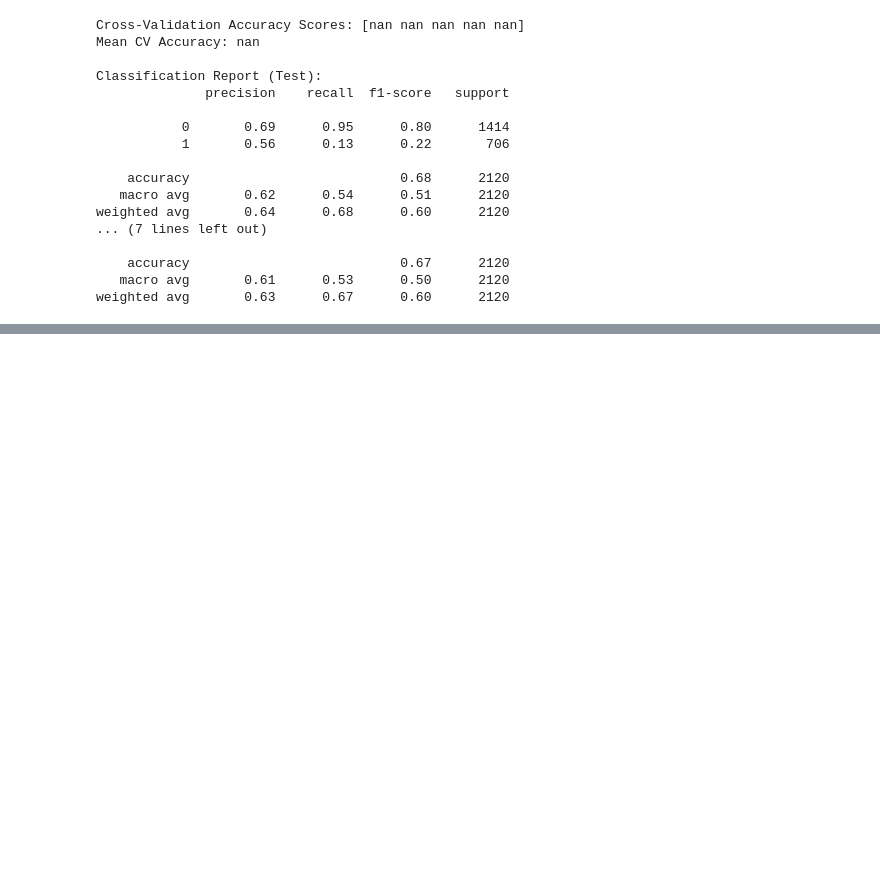
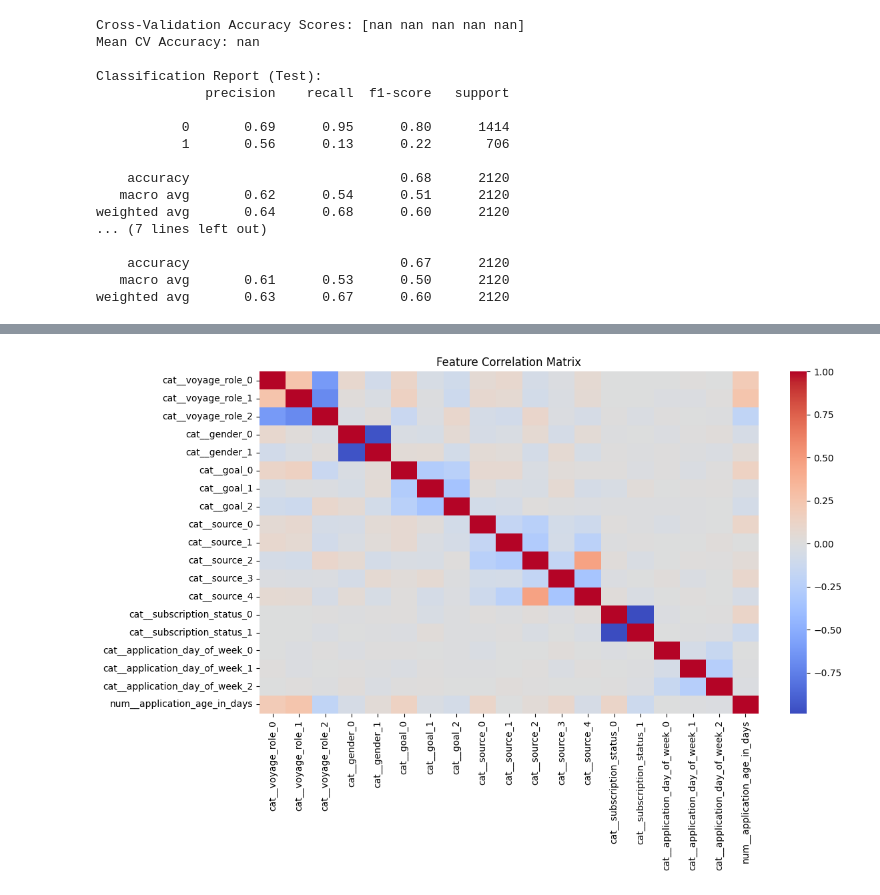
Before and after one commit to roziii/chingu_segment_analysis, a Jupyter notebook: application_voyage_list_merge.ipynb, the cells around one changed output, grey strips where cells are left out. Saved outputs shown, nothing was run; the diff lists cells and outputs as text; code cells hidden in the pictures; blank space fills up the shorter version.

```diff
--- a/application_voyage_list_merge.ipynb
+++ b/application_voyage_list_merge.ipynb
@@ -545,0 +568,42 @@ weighted avg       0.63      0.67      0.57      2120
+# %%
+# Select relevant features
+
+features = [
+    'voyage_role', 'gender', 'goal', 'source',
+    'subscription_status', 'application_age_in_days', 'application_day_of_week'
+]
+df = df_expanded_applications[features + ['will_join_voyage']].dropna()
+
+X = df[features]
+y = df['will_join_voyage']
+
+# Preprocessing
+categorical = ['voyage_role', 'gender', 'goal', 'source',
+    'subscription_status', 'application_day_of_week']
+numerical = ['application_age_in_days']
+
+preprocessor = ColumnTransformer([
+    ('cat', BinaryEncoder(handle_unknown='ignore'), categorical),
+    ('num', StandardScaler(), numerical)
+])
+
+# Fit and transform features
+X_processed = preprocessor.fit_transform(X)
+feature_names = preprocessor.get_feature_names_out()
+
+# Convert processed features to a DataFrame
+X_processed_df = pd.DataFrame(X_processed.toarray() if hasattr(X_processed, "toarray") else X_processed, columns=feature_names)
+
+# Compute correlation matrix
+correlation_matrix = X_processed_df.corr()
+
+# Plot heatmap
+plt.figure(figsize=(12, 8))
+sns.heatmap(correlation_matrix, cmap='coolwarm', annot=False, xticklabels=feature_names, yticklabels=feature_names)
+plt.title("Feature Correlation Matrix")
+plt.xticks(rotation=90)
+plt.yticks(rotation=0)
+plt.tight_layout()
+plt.show()
+# %% [output]
+[figure, added]
```
Also changed, not shown: parts of 2 cells of this notebook.
